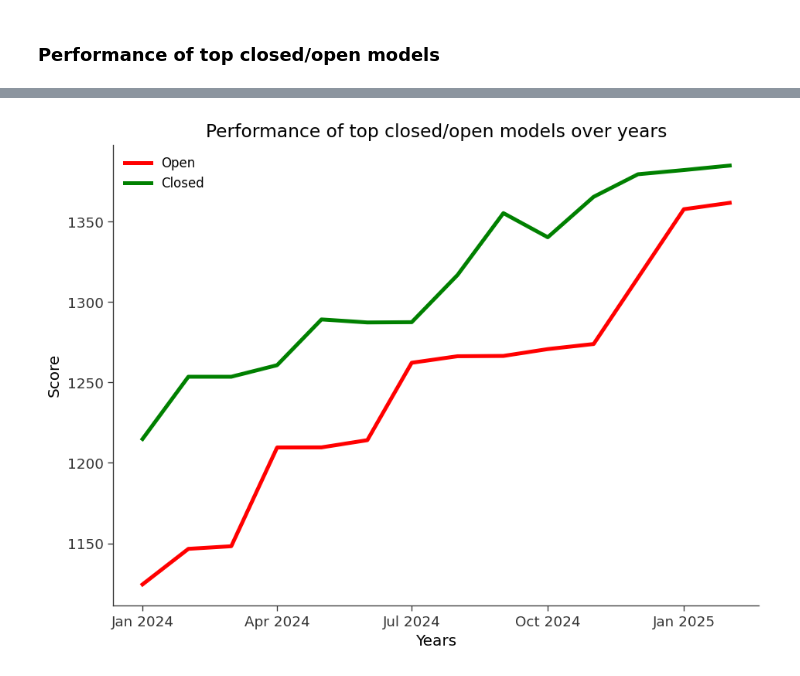
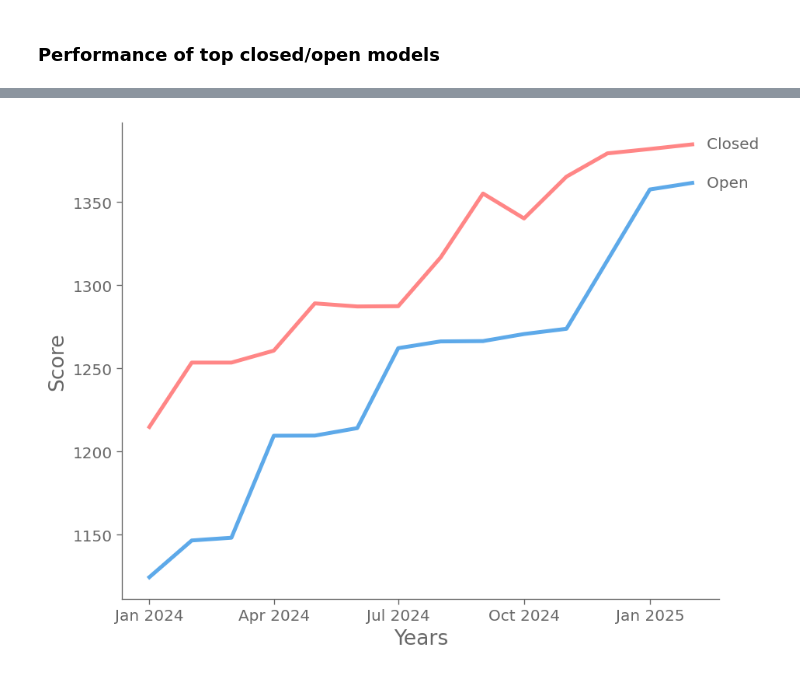
Before and after one commit to Alit54/UniMi---Scientific-Visualization, a Jupyter notebook: simo-charts.ipynb, the cells around one changed output, grey strips where cells are left out. Drawn from its saved outputs; the diff is of its cells as text; code cells hidden in the pictures.

```diff
--- a/simo-charts.ipynb
+++ b/simo-charts.ipynb
@@ -15,16 +15,19 @@ plt.rcParams.update({
     # Fonts
     "font.family": "sans-serif",
     "font.sans-serif": ["DejaVu Sans"],
-    "font.size": 11,
-    "axes.titlesize": 14,
-    "axes.labelsize": 12,
+    "font.size": 12,
+    "axes.titlesize": 18,
+    "axes.labelsize": 16,
+    "axes.labelcolor": "#666666",
+    "axes.titlecolor": "#666666",
+    "text.color": "#666666",
 
     # Axes
     "axes.facecolor": "none",
     "axes.spines.top": False,
     "axes.spines.right": False,
     "axes.linewidth": 0.8,
-    "axes.edgecolor": "#333333",
+    "axes.edgecolor": "#666666",
     "axes.grid": True,
     "axes.axisbelow": True,
 
@@ -35,8 +38,8 @@ plt.rcParams.update({
     "grid.alpha": 0,
 
     # Ticks
-    "xtick.color": "#333333",
-    "ytick.color": "#333333",
+    "xtick.color": "#666666",
+    "ytick.color": "#666666",
     "xtick.major.size": 4,
     "ytick.major.size": 4,
 
@@ -53,7 +56,7 @@ plt.rcParams.update({
     "patch.edgecolor": "none",
 
     # Scatter plots
-    "lines.markersize": 7,
+    "lines.markersize": 9,
 
     "axes.prop_cycle": plt.cycler(color=[
         "#5DA9E9",
@@ -619,18 +353,32 @@ df
 # %%
 df_open = df[df['Label'] == 'open']
 df_close = df[df['Label'] == 'closed']
 
-plt.plot(df_open['Year'], df_open['Score'], color='red', label='Open')
-plt.plot(df_close['Year'], df_close['Score'], color='green', label='Closed')
+plt.plot(df_open['Year'], df_open['Score'])
+plt.plot(df_close['Year'], df_close['Score'])
 
 ax = plt.gca()
 ax.xaxis.set_major_locator(mdates.MonthLocator(interval=3))
 ax.xaxis.set_major_formatter(mdates.DateFormatter('%b %Y'))
 
+# Get last points
+last_year_open = df_open['Year'].iloc[-1]
+last_score_open = df_open['Score'].iloc[-1]
+
+last_year_close = df_close['Year'].iloc[-1]
+last_score_close = df_close['Score'].iloc[-1]
+
+# Add labels at the end of the lines
+ax.text(last_year_open, last_score_open, '   Open',
+        va='center', ha='left')
+
+ax.text(last_year_close, last_score_close, '   Closed',
+        va='center', ha='left')
+
 plt.xlabel('Years')
 plt.ylabel('Score')
-plt.title('Performance of top closed/open models over years')
-plt.legend()
+
+plt.savefig("final-plots/tp_1.png")
 plt.show()
 # %% [output]
-[figure, old version]
+[figure, new version]
```
Also changed, not shown: parts of 30 cells of this notebook, 12 other files.
